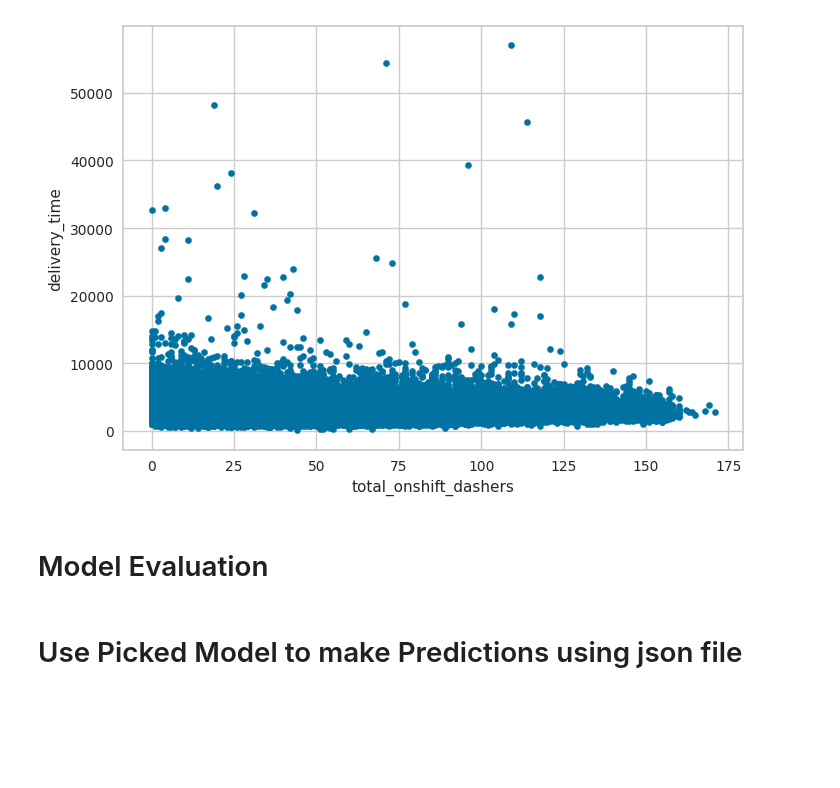
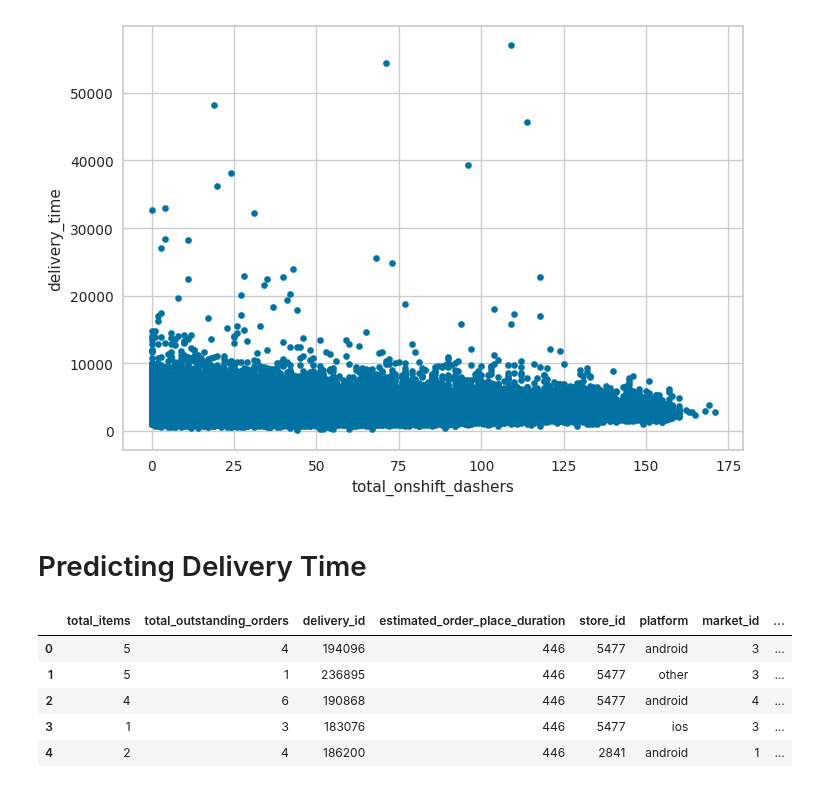
Before and after one commit to mindyng/2023-Business-Projects, a Jupyter notebook: doordash-delivery-time-prediction.ipynb, the cells around one changed output. Drawn from its saved outputs; the diff is of its cells as text; code cells hidden in the pictures; blank space fills up the shorter version.

```diff
--- a/doordash-delivery-time-prediction.ipynb
+++ b/doordash-delivery-time-prediction.ipynb
@@ -1403,7 +1406,16 @@ data.plot.scatter(x='total_onshift_dashers', y='delivery_time')
 # %% [output]
 <Axes: xlabel='total_onshift_dashers', ylabel='delivery_time'>
 [figure]
-# %% [markdown]
-# Model Evaluation
-# %% [markdown]
-# Use Picked Model to make Predictions using json file
+# %% [markdown]
+# Predicting Delivery Time
+# %%
+#Get prediction data in
+df = pd.read_json("/kaggle/input/doordash-takehome/data_to_predict.json", lines=True)
+df.head()
+# %% [output]
+|  | total_items | total_outstanding_orders | delivery_id | estimated_order_place_duration | store_id | platform | market_id | ... |
+| 0 | 5 | 4 | 194096 | 446 | 5477 | android | 3 | ... |
+| 1 | 5 | 1 | 236895 | 446 | 5477 | other | 3 | ... |
+| 2 | 4 | 6 | 190868 | 446 | 5477 | android | 4 | ... |
+| 3 | 1 | 3 | 183076 | 446 | 5477 | ios | 3 | ... |
+| 4 | 2 | 4 | 186200 | 446 | 2841 | android | 1 | ... |
```
Also changed, not shown: parts of 16 cells of this notebook.
